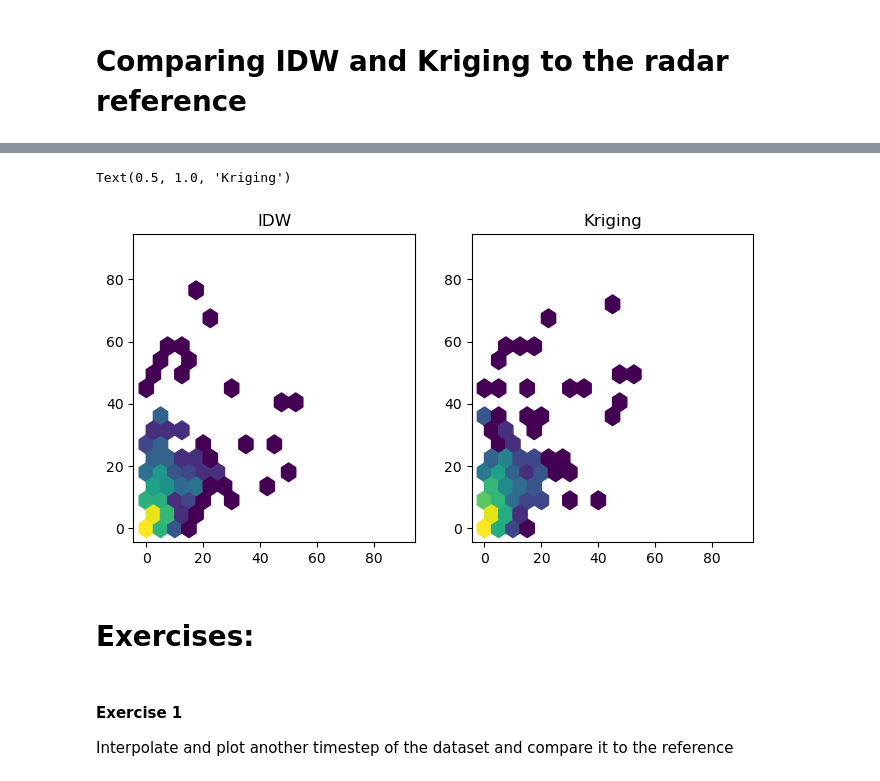
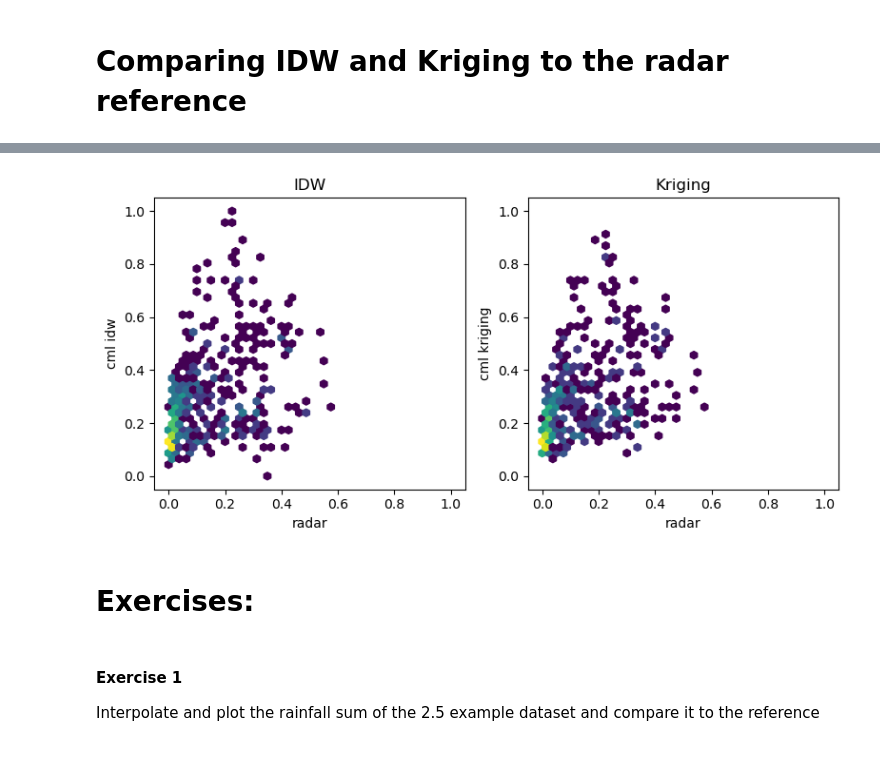
Before and after one commit to OpenSenseAction/PrePEP_short_course_OS, a Jupyter notebook: 4_rainfall_maps_and_merging.ipynb, the cells around one changed output, grey strips where cells are left out. Cells and saved outputs as stored; diff of their text form; code cells hidden in the pictures.

```diff
--- a/4_rainfall_maps_and_merging.ipynb
+++ b/4_rainfall_maps_and_merging.ipynb
@@ -102,7 +49,7 @@ cmls["lon_center"] = (cmls.site_0_lon + cmls.site_1_lon) / 2
 ### 5.1 Inverse distance weighting (IDW)
 # %%
 # define the properties of the IDW algorithm
-idw_interpolator = pycml.spatial.interpolator.IdwKdtreeInterpolator(
+idw_interpolator = spatial.interpolator.IdwKdtreeInterpolator(
     nnear=15,  # <------------- number of neighbors
     p=2,  # <------------------ weighting parameter
     exclude_nan=True,  # <----- remove nan values from interpolation
@@ -111,18 +58,18 @@ idw_interpolator = pycml.spatial.interpolator.IdwKdtreeInterpolator(
 # %%
 # interpolate one hour of rainfall using the lat and lon of the link midpoint.
 R_grid_idw = idw_interpolator(
-    x=cmls.lon_center,  # <------------------------- input x coordinates
-    y=cmls.lat_center,  # <------------------------- input y coordinates
-    z=cmls.R.sel(time=time),  # <----- rainfall values
-    xgrid=radar_ref.lon.values,  # <--------- target grid x coordinates
-    ygrid=radar_ref.lat.values,  # <--------- target grid y coordinates
+    x=ds_cml.lon_center,  # <------------------------- input x coordinates
+    y=ds_cml.lat_center,  # <------------------------- input y coordinates
+    z=ds_cml.R.sel(time=time),  # <----- rainfall values
+    xgrid=radar_ref.longitudes.values,  # <--------- target grid x coordinates
+    ygrid=radar_ref.latitudes.values,  # <--------- target grid y coordinates
 )
 # %%
 radar_ref['R_grid_idw'] = (('y', 'x'), R_grid_idw)
 # %% [markdown]
 ### 5.2 Ordinary Kriging
 # %%
-kriging_interpolator = pycml.spatial.interpolator.OrdinaryKrigingInterpolator(
+kriging_interpolator = spatial.interpolator.OrdinaryKrigingInterpolator(
     nlags=6,
     variogram_model='spherical',
     #variogram_parameters=None,
@@ -131,11 +78,11 @@ kriging_interpolator = pycml.spatial.interpolator.OrdinaryKrigingInterpolator(
 )
 # %%
 R_grid_kriging = kriging_interpolator(
-    x=cmls.lon_center.where(~np.isnan(cmls.R.sel(time=time)), drop = True),
-    y=cmls.lat_center.where(~np.isnan(cmls.R.sel(time=time)), drop = True),
-    z=cmls.R.sel(time=time).where(~np.isnan(cmls.R.sel(time=time)), drop = True),  # <----- rainfall values
-    xgrid=radar_ref.lon.values,  # <--------- target grid x coordinates
-    ygrid=radar_ref.lat.values,  # <--------- target grid y coordinates
+    x=ds_cml.lon_center.where(~np.isnan(ds_cml.R.sel(time=time)), drop = True),
+    y=ds_cml.lat_center.where(~np.isnan(ds_cml.R.sel(time=time)), drop = True),
+    z=ds_cml.R.sel(time=time).where(~np.isnan(ds_cml.R.sel(time=time)), drop = True),  # <----- rainfall values
+    xgrid=radar_ref.longitudes.values,  # <--------- target grid x coordinates
+    ygrid=radar_ref.latitudes.values,  # <--------- target grid y coordinates
 )
 # %%
 radar_ref['R_grid_kriging'] = (('y', 'x'), R_grid_kriging)
@@ -241,27 +121,33 @@ Text(0.5, 1.0, 'radar reference')
 # %%
 fig, ax = plt.subplots(1, 2, figsize= (8, 4))
 ax[0].hexbin(
-    radar_ref_crop.R.sel(time = time, method = 'nearest').values,
+    radar_ref_crop.rainfall_amount.sel(time = time, method = 'nearest').values,
     radar_ref_crop.R_grid_idw.values,
     bins = 'log',
-    gridsize = 18,
-    extent = (0, 90, 0, 90),
-
+    gridsize = 40,
+    extent = (0, 1, 0, 1),
+    mincnt=1,
 )
 ax[0].set_title('IDW')
+ax[0].set_xlabel('radar')
+ax[0].set_ylabel('cml idw')
+
 ax[1].hexbin(
-    radar_ref_crop.R.sel(time = time, method = 'nearest').values,
+    radar_ref_crop.rainfall_amount.sel(time = time, method = 'nearest').values,
     radar_ref_crop.R_grid_kriging.values,
     bins = 'log',
-    gridsize = 18,
-    extent = (0, 90, 0, 90),
+    gridsize = 40,
+    extent = (0, 1, 0, 1),
+    mincnt=1,
 )
 ax[1].set_title('Kriging');
+ax[1].set_xlabel('radar')
+ax[1].set_ylabel('cml kriging')
+plt.tight_layout();
 # %% [output]
-Text(0.5, 1.0, 'Kriging')
-[figure, old version]
+[figure, new version]
 # %% [markdown]
 # Exercises:
 # %% [markdown]
 #### Exercise 1
-Interpolate and plot another timestep of the dataset and compare it to the reference
+Interpolate and plot the rainfall sum of the 2.5 example dataset and compare it to the reference
```
Also changed, not shown: parts of 16 cells of this notebook.
